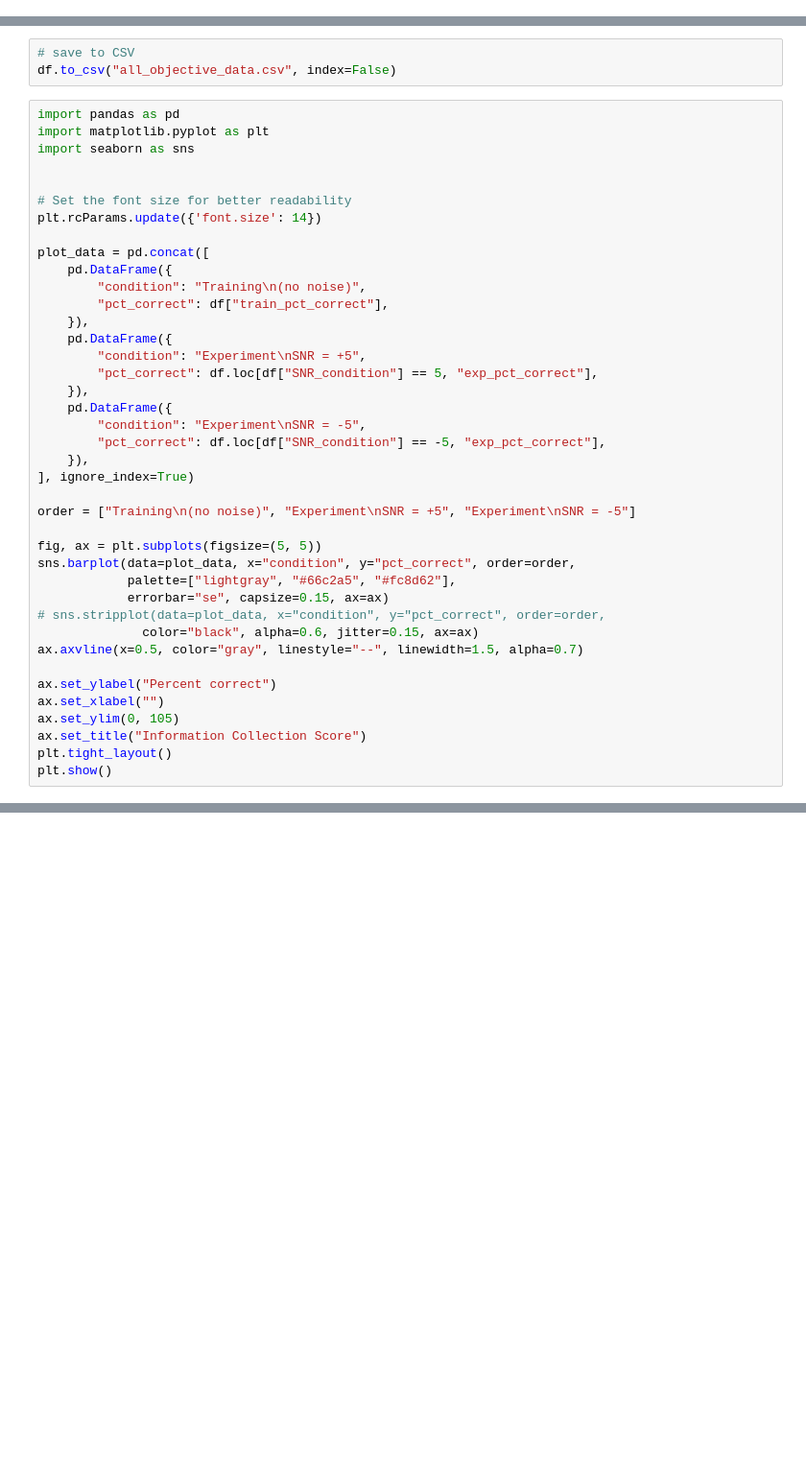
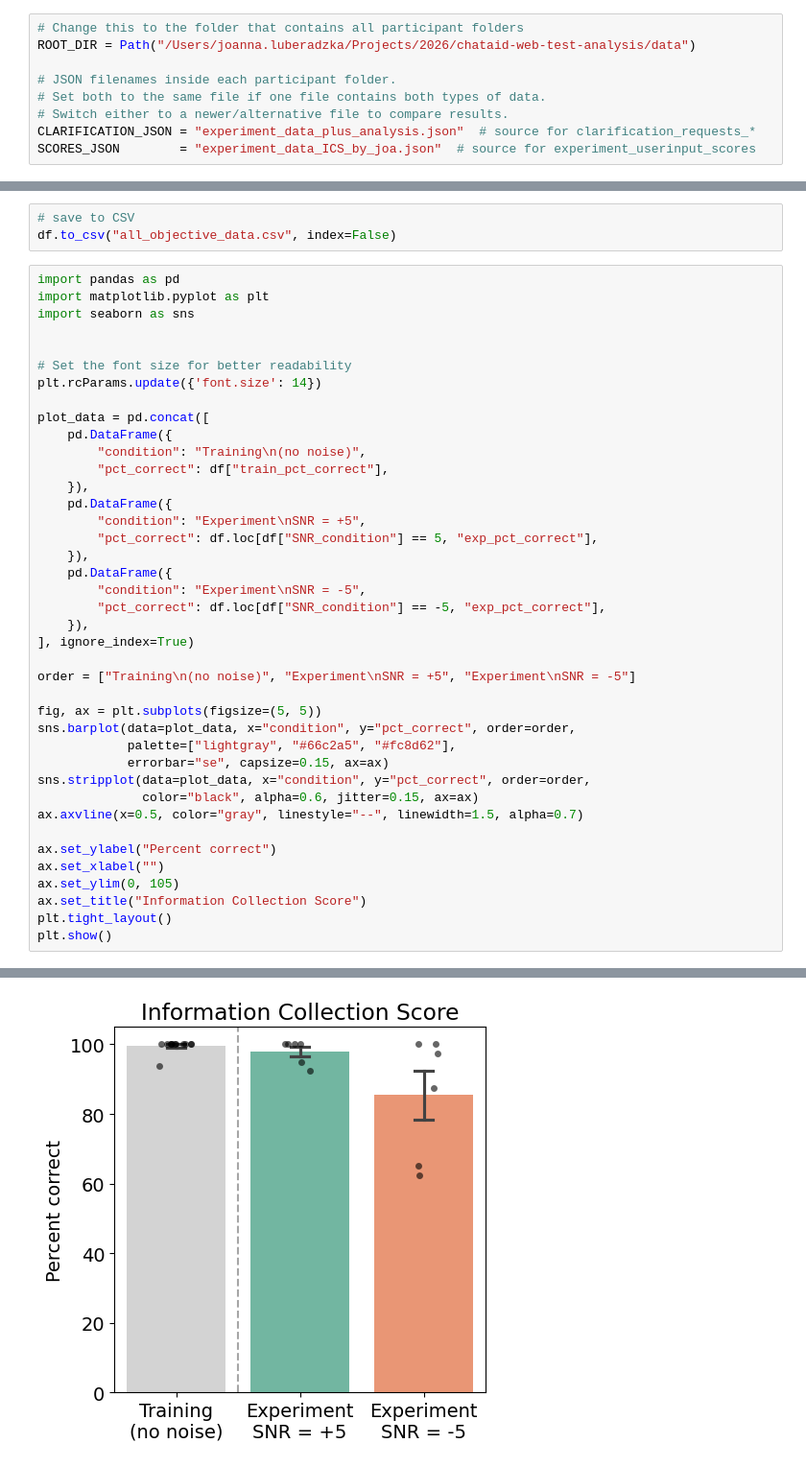
Before and after one commit to joaluba/chataid-web-test-analysis, a Jupyter notebook: analysis_objective.ipynb, the cells around one changed output, grey strips where cells are left out. Shown at 96% size. Saved outputs shown, nothing was run; the diff lists cells and outputs as text; blank space fills up the shorter version.

Commit message:
made it possible to compare old (unreliable, AI) with new (reliable, human-rated) results (because you can choose arbitrary experiment_data***.json)

```diff
--- a/analysis_objective.ipynb
+++ b/analysis_objective.ipynb
@@ -2,4 +2,13 @@
 from pathlib import Path
 import json
 import pandas as pd
+# %%
+# Change this to the folder that contains all participant folders
+ROOT_DIR = Path("/Users/joanna.luberadzka/Projects/2026/chataid-web-test-analysis/data")
+
+# JSON filenames inside each participant folder.
+# Set both to the same file if one file contains both types of data.
+# Switch either to a newer/alternative file to compare results.
+CLARIFICATION_JSON = "experiment_data_plus_analysis.json"  # source for clarification_requests_*
+SCORES_JSON        = "experiment_data_ICS_by_joa.json"  # source for experiment_userinput_scores
 # %%
@@ -143,7 +178,7 @@ fig, ax = plt.subplots(figsize=(5, 5))
 sns.barplot(data=plot_data, x="condition", y="pct_correct", order=order,
             palette=["lightgray", "#66c2a5", "#fc8d62"],
             errorbar="se", capsize=0.15, ax=ax)
-# sns.stripplot(data=plot_data, x="condition", y="pct_correct", order=order,
+sns.stripplot(data=plot_data, x="condition", y="pct_correct", order=order,
               color="black", alpha=0.6, jitter=0.15, ax=ax)
 ax.axvline(x=0.5, color="gray", linestyle="--", linewidth=1.5, alpha=0.7)
 
@@ -153,3 +188,4 @@ ax.set_ylim(0, 105)
 ax.set_title("Information Collection Score")
 plt.tight_layout()
 plt.show()
+# %% [output]
@@ -156,3 +195,4 @@ plt.show()
+[figure, added]
 # %%
 plot_data = pd.concat([
     pd.DataFrame({
```
Also changed, not shown: parts of 5 cells of this notebook.
